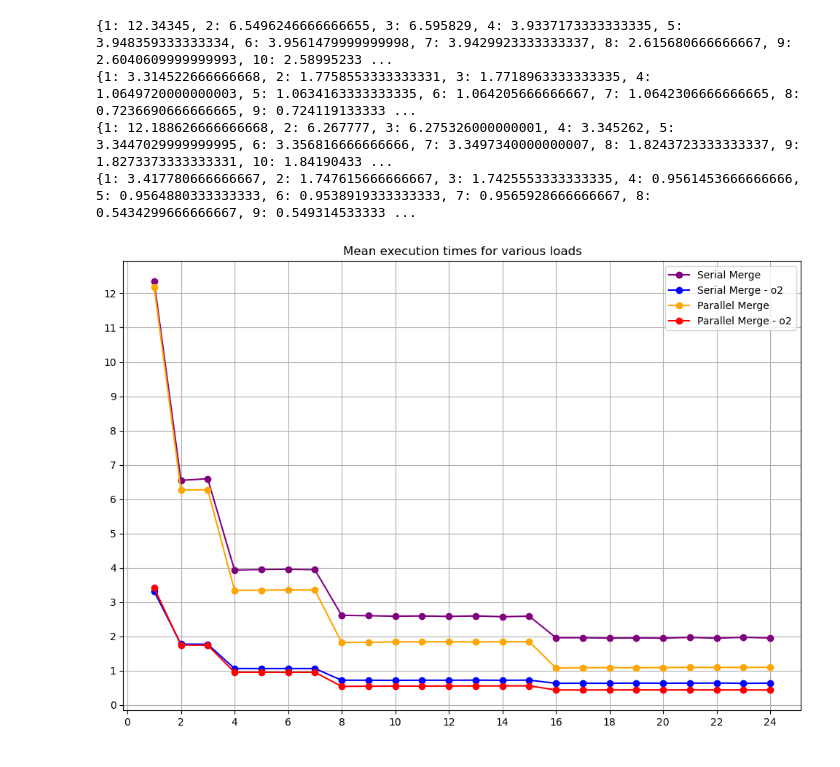
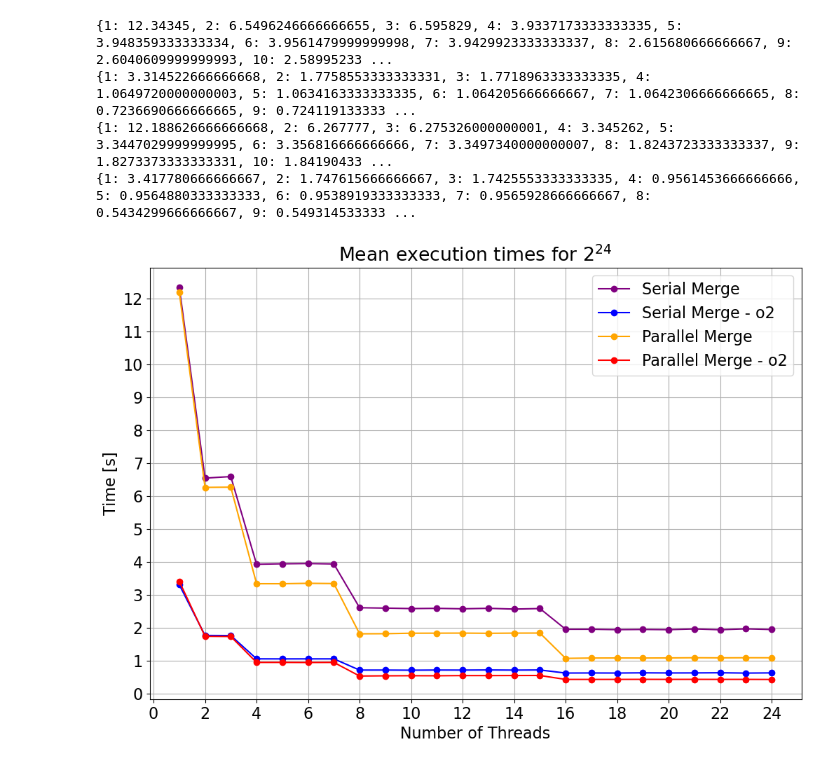
Before and after one commit to loremancio/Computer-Architecture-Project, a Jupyter notebook: notebooks/benchmark.ipynb, the cells around one changed output. Saved outputs shown, nothing was run; the diff lists cells and outputs as text; code cells hidden in the pictures.

```diff
--- a/notebooks/benchmark.ipynb
+++ b/notebooks/benchmark.ipynb
@@ -4,3 +4,5 @@ import numpy as np
 import matplotlib.pyplot as plt
 import pandas as pd
 from matplotlib.cm import get_cmap
+
+plt.rcParams.update({'font.size': 16})
@@ -333,35 +197,37 @@ plt.figure(figsize=(12, 8))
 
 #data for par
 x, y = getDataToPlot('par')
-plt.plot(x, y, label=f"Serial Merge", marker='o', color='purple')
+plt.plot(x, y, label=f"Serial Merge", marker='o', color='purple',)
 
 #data for parO2
 x, y = getDataToPlot('parO2')
 plt.plot(x, y, label=f"Serial Merge - o2", marker='o', color='blue')
 
 #data for parM
 x, y = getDataToPlot('parM')
 plt.plot(x, y, label=f"Parallel Merge", marker='o', color='orange')
 
 #data for parMO2
 x, y = getDataToPlot('parMO2')
 plt.plot(x, y, label=f"Parallel Merge - o2", marker='o', color='red')
 
-plt.title("Mean execution times for various loads")
+plt.title("Mean execution times for $2^{24}$")
 # Add legend
 plt.legend()
 
+plt.xlabel("Number of Threads")
+plt.ylabel("Time [s]")
 
 
 # Show the plot
 plt.grid(True)
 plt.yticks(np.arange(0, 13, 1))
 plt.xticks(np.arange(0, 25, 2))
-plt.savefig('mean_values-base.png')
+plt.savefig('optimized_execution_time.png')
 plt.show()
 # %% [output]
 {1: 12.34345, 2: 6.5496246666666655, 3: 6.595829, 4: 3.9337173333333335, 5: 3.948359333333334, 6: 3.9561479999999998, 7: 3.9429923333333337, 8: 2.615680666666667, 9: 2.6040609999999993, 10: 2.58995233 ...
 {1: 3.314522666666668, 2: 1.7758553333333331, 3: 1.7718963333333335, 4: 1.0649720000000003, 5: 1.0634163333333335, 6: 1.064205666666667, 7: 1.0642306666666665, 8: 0.7236690666666665, 9: 0.724119133333 ...
 {1: 12.188626666666668, 2: 6.267777, 3: 6.275326000000001, 4: 3.345262, 5: 3.3447029999999995, 6: 3.356816666666666, 7: 3.3497340000000007, 8: 1.8243723333333337, 9: 1.8273373333333331, 10: 1.84190433 ...
 {1: 3.417780666666667, 2: 1.747615666666667, 3: 1.7425553333333335, 4: 0.9561453666666666, 5: 0.9564880333333333, 6: 0.9538919333333333, 7: 0.9565928666666667, 8: 0.5434299666666667, 9: 0.549314533333 ...
-[figure, old version]
+[figure, new version]
```
Also changed, not shown: parts of 6 cells of this notebook, 15 other files.
